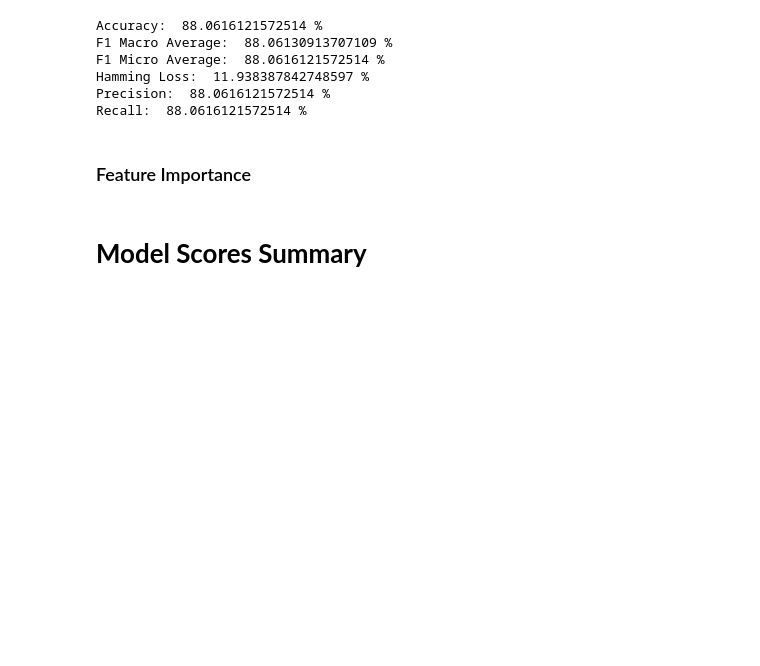
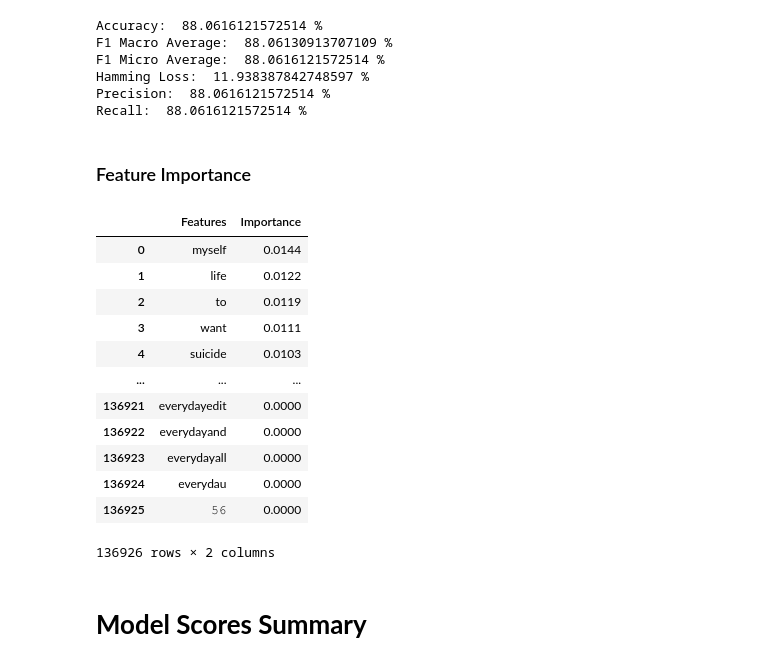
Before and after one commit to francheska-vicente/data103-project, a Jupyter notebook: ModelingPT2.ipynb, the cells around one changed output. Cells and saved outputs as stored; diff of their text form; code cells hidden in the pictures; blank space fills up the shorter version.

```diff
--- a/ModelingPT2.ipynb
+++ b/ModelingPT2.ipynb
@@ -800,6 +925,30 @@ Precision:  88.0616121572514 %
 Recall:  88.0616121572514 %
 # %% [markdown]
 ### Feature Importance
+# %%
+features = count_vectorizer.get_feature_names()
+
+rf_feature_importance = pd.DataFrame (data = {
+  'Features': features,
+  'Importance': np.round (model.feature_importances_, 4)
+})
+
+rf_feature_importance = rf_feature_importance.sort_values (by = 'Importance', ascending = False)
+rf_feature_importance.reset_index(drop = True)
+# %% [output]
+|  | Features | Importance |
+| 0 | myself | 0.0144 |
+| 1 | life | 0.0122 |
+| 2 | to | 0.0119 |
+| 3 | want | 0.0111 |
+| 4 | suicide | 0.0103 |
+| ... | ... | ... |
+| 136921 | everydayedit | 0.0000 |
+| 136922 | everydayand | 0.0000 |
+| 136923 | everydayall | 0.0000 |
+| 136924 | everydau | 0.0000 |
+| 136925 | 𝟻𝟼 | 0.0000 |
+136926 rows × 2 columns
 # %% [markdown]
 # **Model Scores Summary**
 # %%
```
Also changed, not shown: parts of 12 cells of this notebook.
